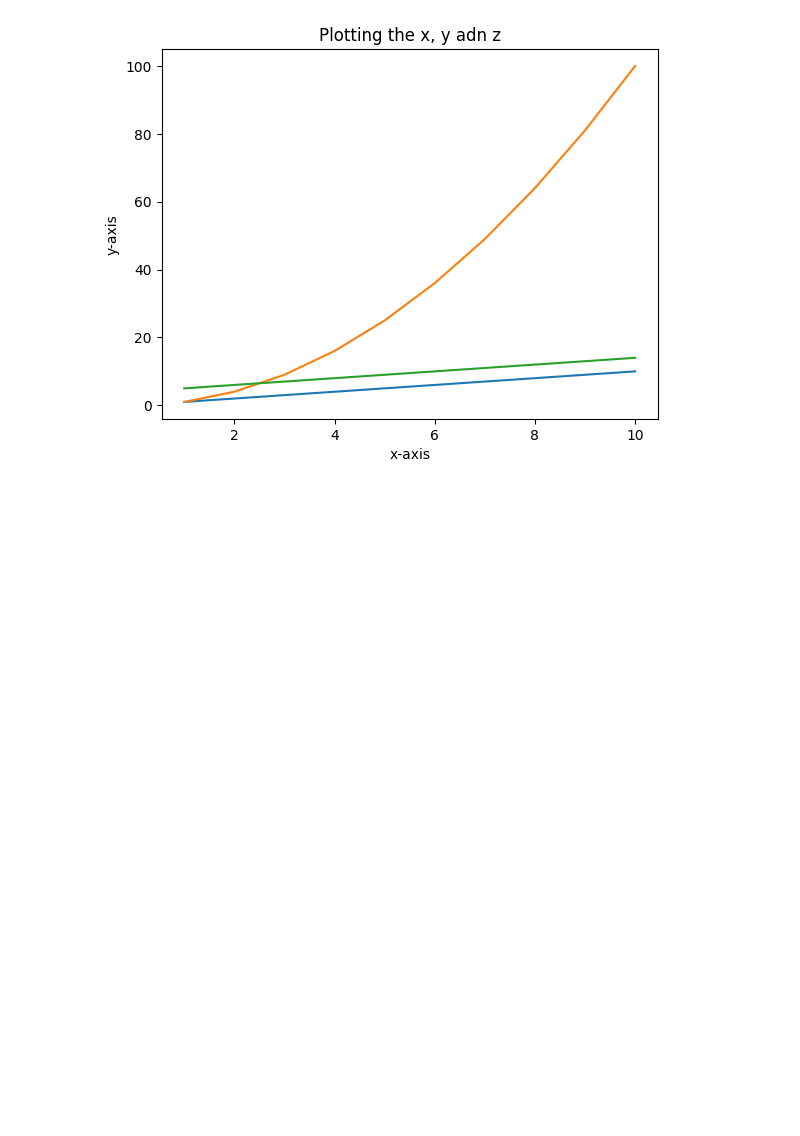
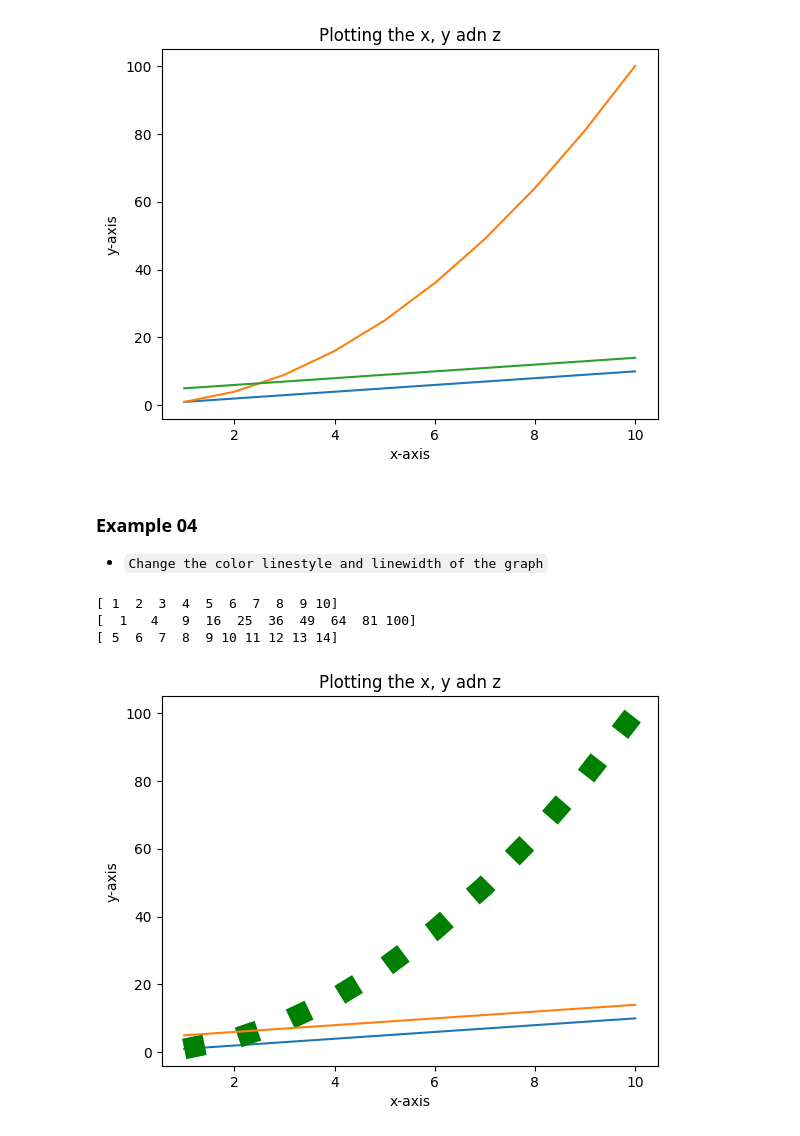
Before and after one commit to ZiaUrRehman-bit/Python-Course-For-Biginners, a Jupyter notebook: 02 Numpy Pandas Matplotlib.ipynb, the cells around one changed output. Drawn from its saved outputs; the diff is of its cells as text; code cells hidden in the pictures; blank space fills up the shorter version.

```diff
--- a/02 Numpy Pandas Matplotlib.ipynb
+++ b/02 Numpy Pandas Matplotlib.ipynb
@@ -1177,3 +1177,28 @@ plt.show()
 [  1   4   9  16  25  36  49  64  81 100]
 [ 5  6  7  8  9 10 11 12 13 14]
 [figure]
+# %% [markdown]
+### Example 04
+- `Change the color linestyle and linewidth of the graph`
+# %%
+import numpy as np
+import matplotlib.pyplot as plt
+
+x = np.array((1,2,3,4,5,6,7,8,9,10))
+y = x**2
+z = x + 4
+
+print(f"{x}\n{y}\n{z}")
+
+plt.plot(x,x)
+plt.plot(x,y, color='g', linestyle = ':', linewidth=15)
+plt.plot(x,z)
+plt.xlabel('x-axis')
+plt.ylabel('y-axis')
+plt.title("Plotting the x, y adn z")
+plt.show()
+# %% [output]
+[ 1  2  3  4  5  6  7  8  9 10]
+[  1   4   9  16  25  36  49  64  81 100]
+[ 5  6  7  8  9 10 11 12 13 14]
+[figure, added]
```
